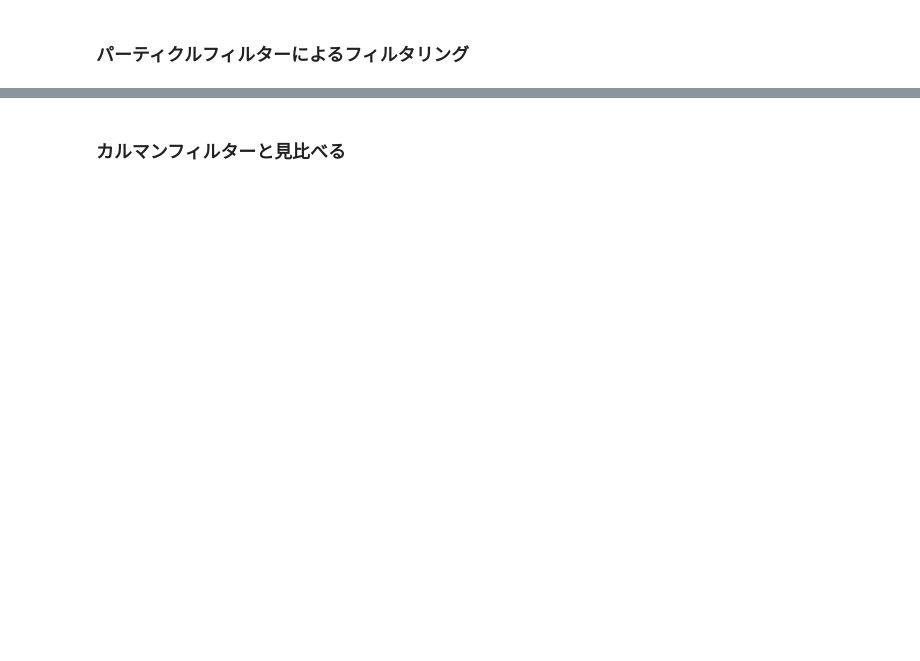
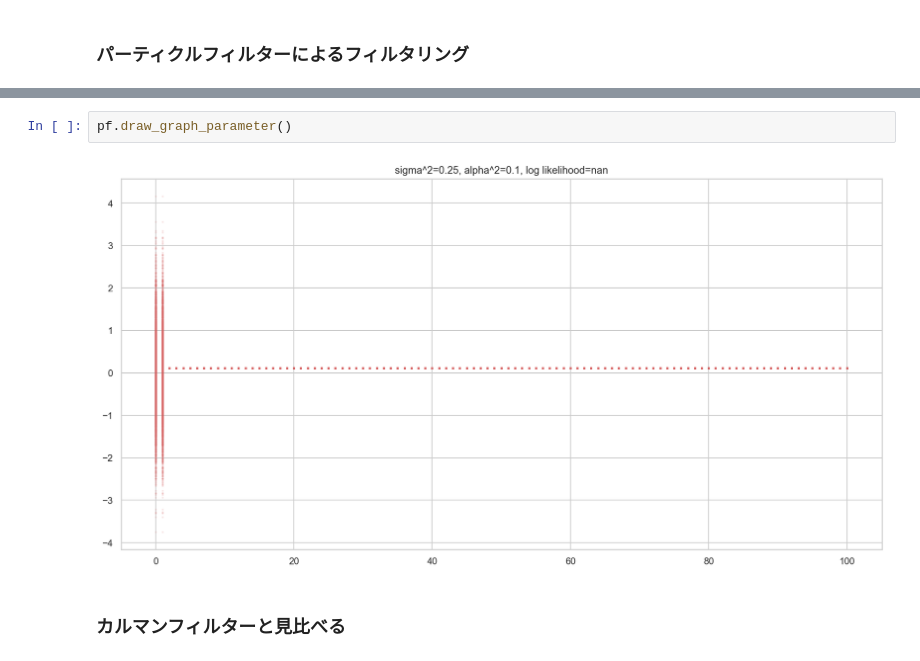
Before and after one commit to watabe951/Qiita_Contents, a Jupyter notebook: particle_filter/particle_filter_class.ipynb, the cells around one changed output, grey strips where cells are left out. Drawn from its saved outputs; the diff is of its cells as text; blank space fills up the shorter version.

```diff
--- a/particle_filter/particle_filter_class.ipynb
+++ b/particle_filter/particle_filter_class.ipynb
@@ -176,3 +217,7 @@ pf.draw_graph()
+# %%
+pf.draw_graph_parameter()
+# %% [output]
+[figure, added]
 # %% [markdown]
 ### カルマンフィルターと見比べる
 # %%
```
Also changed, not shown: parts of 18 cells of this notebook, 8 other files.
